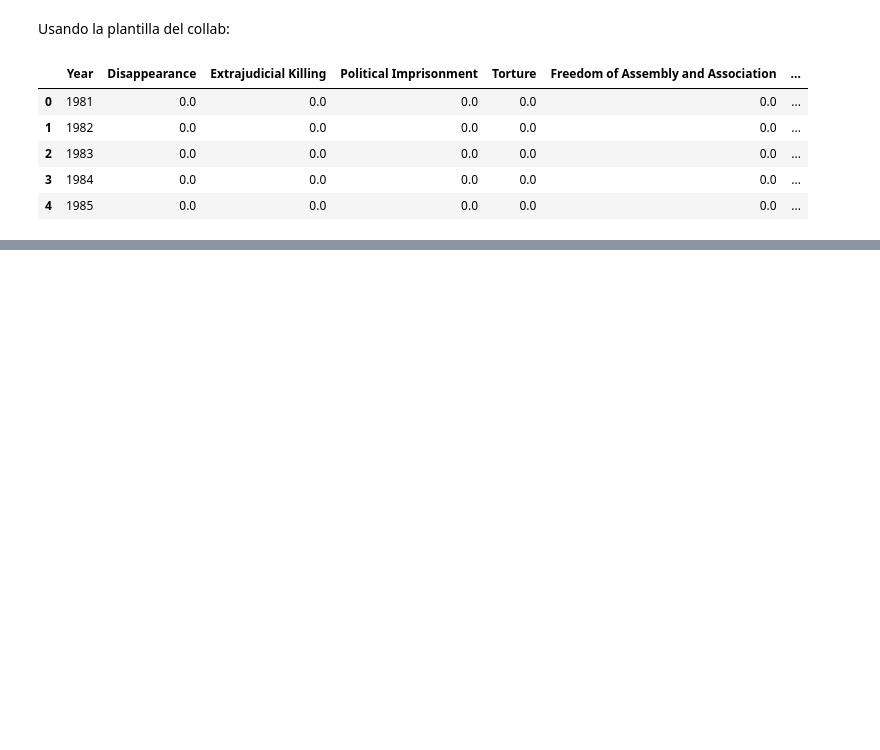
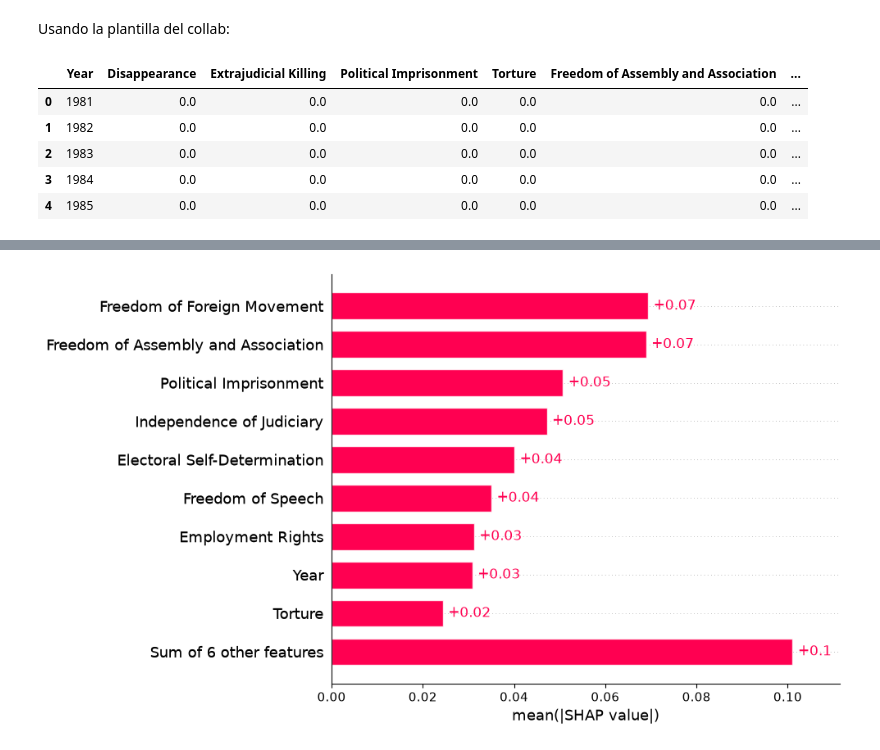
Before and after one commit to vichoe/taller-etica, a Jupyter notebook: S3/Taller_sumativo_3.ipynb, the cells around one changed output, grey strips where cells are left out. Saved outputs shown, nothing was run; the diff lists cells and outputs as text; code cells hidden in the pictures; blank space fills up the shorter version.

Commit message:
uso de SHAP

```diff
--- a/S3/Taller_sumativo_3.ipynb
+++ b/S3/Taller_sumativo_3.ipynb
@@ -730,0 +743,12 @@ RandomForestClassifier(random_state=42)
+# %%
+# Instanciamos un explainer y obtenemos los shap values
+explainer = shap.Explainer(rf.predict_proba, X_train)
+shap_values = explainer(X_train[:100])
+# %%
+# Nos quedamos con los shap values para la clase positiva.
+shap_values = shap_values[..., 1]
+# %%
+# Gráfico de barras
+shap.plots.bar(shap_values)
+# %% [output]
+[figure, added]
```
Also changed, not shown: parts of 9 cells of this notebook.
